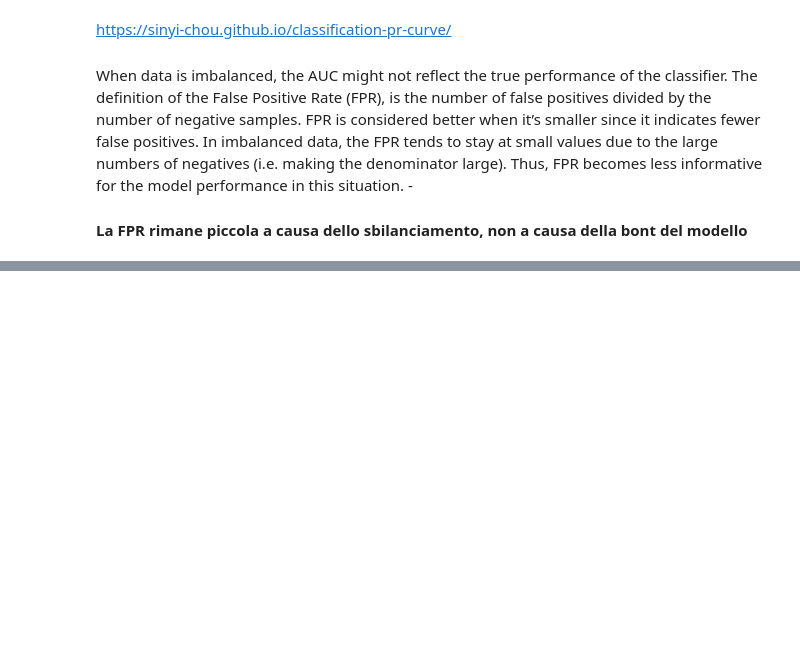
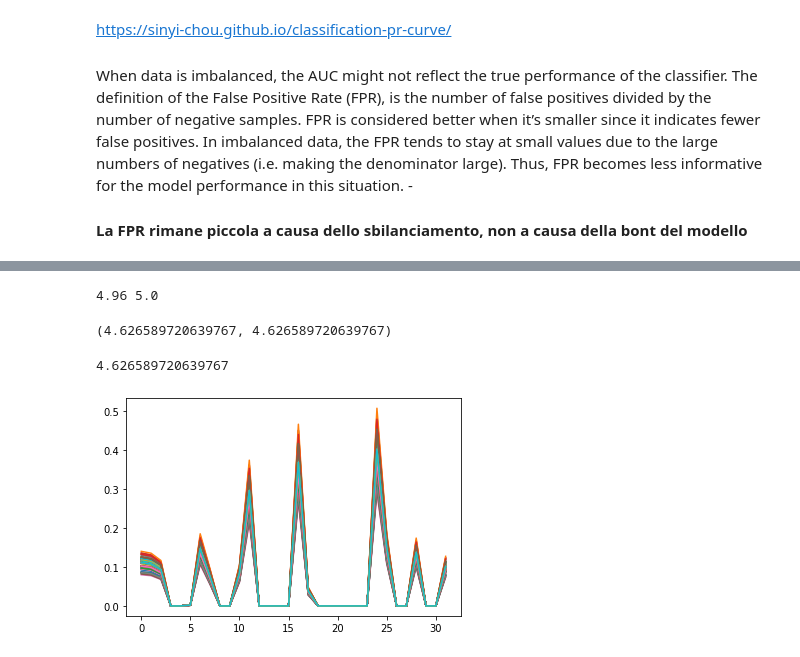
Before and after one commit to dandarm/Embednet, a Jupyter notebook: Utils.ipynb, the cells around one changed output, grey strips where cells are left out. Cells and saved outputs as stored; diff of their text form; code cells hidden in the pictures; blank space fills up the shorter version.

```diff
--- a/Utils.ipynb
+++ b/Utils.ipynb
@@ -24,0 +44,15 @@ When data is imbalanced, the AUC might not reflect the true performance of the c
+# %%
+#estimate global intrinsic dimension
+danco = skdim.id.DANCo().fit(data_ball)
+metodo = skdim.id.TwoNN()
+#estimate local intrinsic dimension (dimension in k-nearest-neighborhoods around each point):
+lpca = skdim.id.lPCA().fit_pw(data_ball, n_neighbors = 100, n_jobs = 1)
+
+#get estimated intrinsic dimension
+print(round(danco.dimension_,2), round(np.mean(lpca.dimension_pw_),2))
+# %% [output]
+4.96 5.0
+# %%
+metodo.fit(data_ball).dimension_, metodo.fit(data_ball2).dimension_
+# %% [output]
+(4.626589720639767, 4.626589720639767)
@@ -24,0 +67,10 @@ When data is imbalanced, the AUC might not reflect the true performance of the c
+# %%
+calc(12)
+# %% [output]
+4.626589720639767
+# %%
+emb_array = np.load("emb_array.npy")
+# %%
+plt.plot(emb_array.T);
+# %% [output]
+[figure, added]
```
Also changed, not shown: parts of 7 cells of this notebook, 9 other files.
